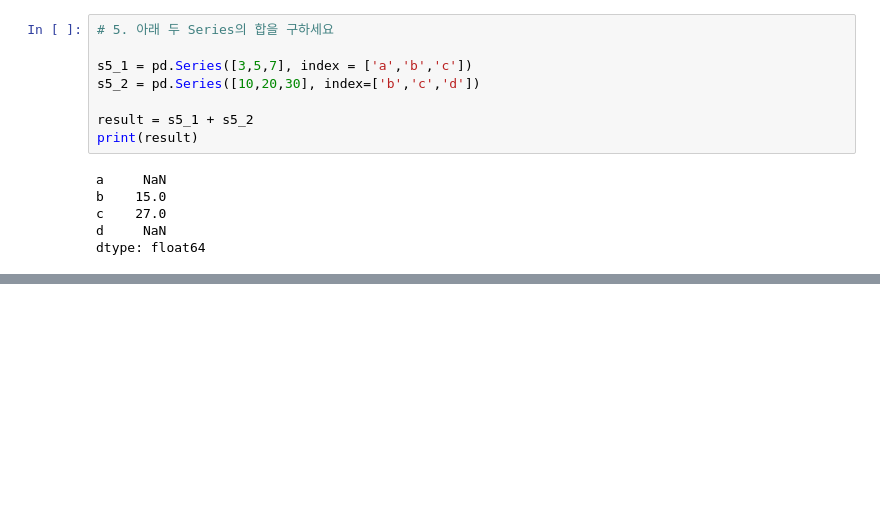
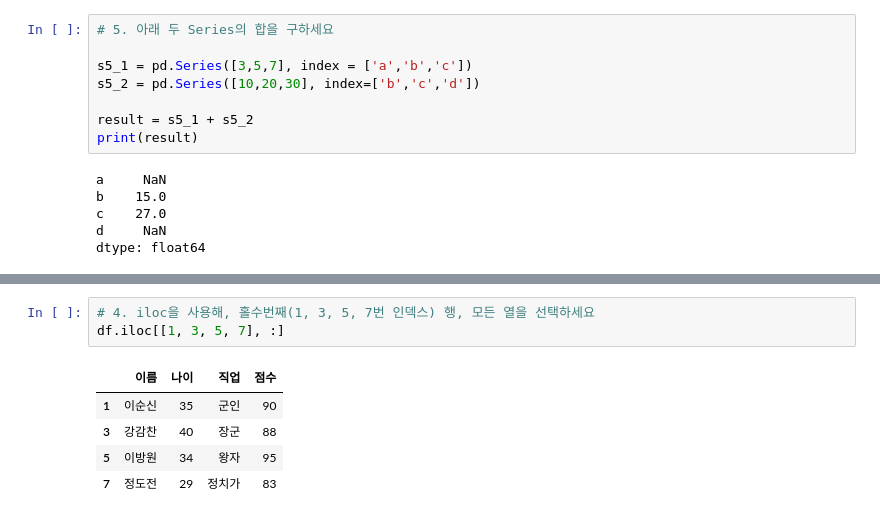
Before and after one commit to Subin928/RE_python_5th, a Jupyter notebook: DataAnalysis/04_pandas.ipynb, the cells around one changed output, grey strips where cells are left out. Saved outputs shown, nothing was run; the diff lists cells and outputs as text; blank space fills up the shorter version.

```diff
--- a/DataAnalysis/04_pandas.ipynb
+++ b/DataAnalysis/04_pandas.ipynb
@@ -201,0 +652,9 @@ dtype: int64
+# %%
+# 4. iloc을 사용해, 홀수번째(1, 3, 5, 7번 인덱스) 행, 모든 열을 선택하세요
+df.iloc[[1, 3, 5, 7], :]
+# %% [output]
+|  | 이름 | 나이 | 직업 | 점수 |
+| 1 | 이순신 | 35 | 군인 | 90 |
+| 3 | 강감찬 | 40 | 장군 | 88 |
+| 5 | 이방원 | 34 | 왕자 | 95 |
+| 7 | 정도전 | 29 | 정치가 | 83 |
```
Also changed, not shown: parts of 43 cells of this notebook.
